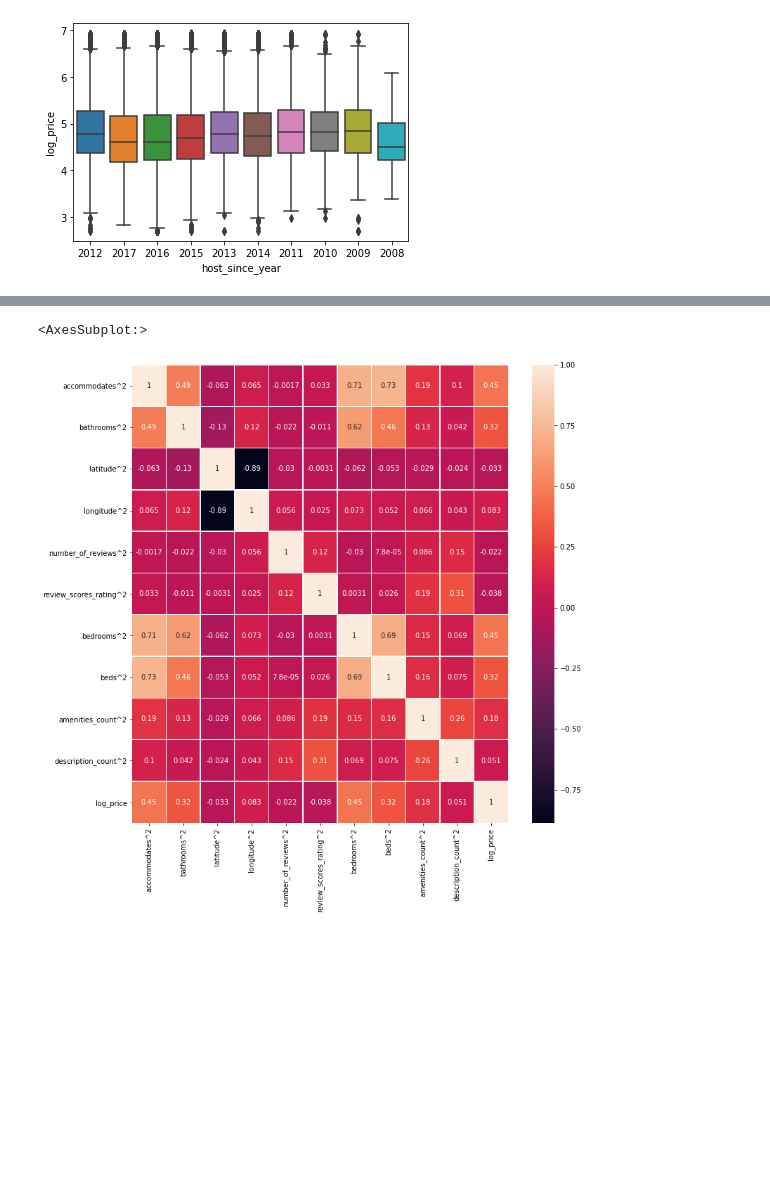
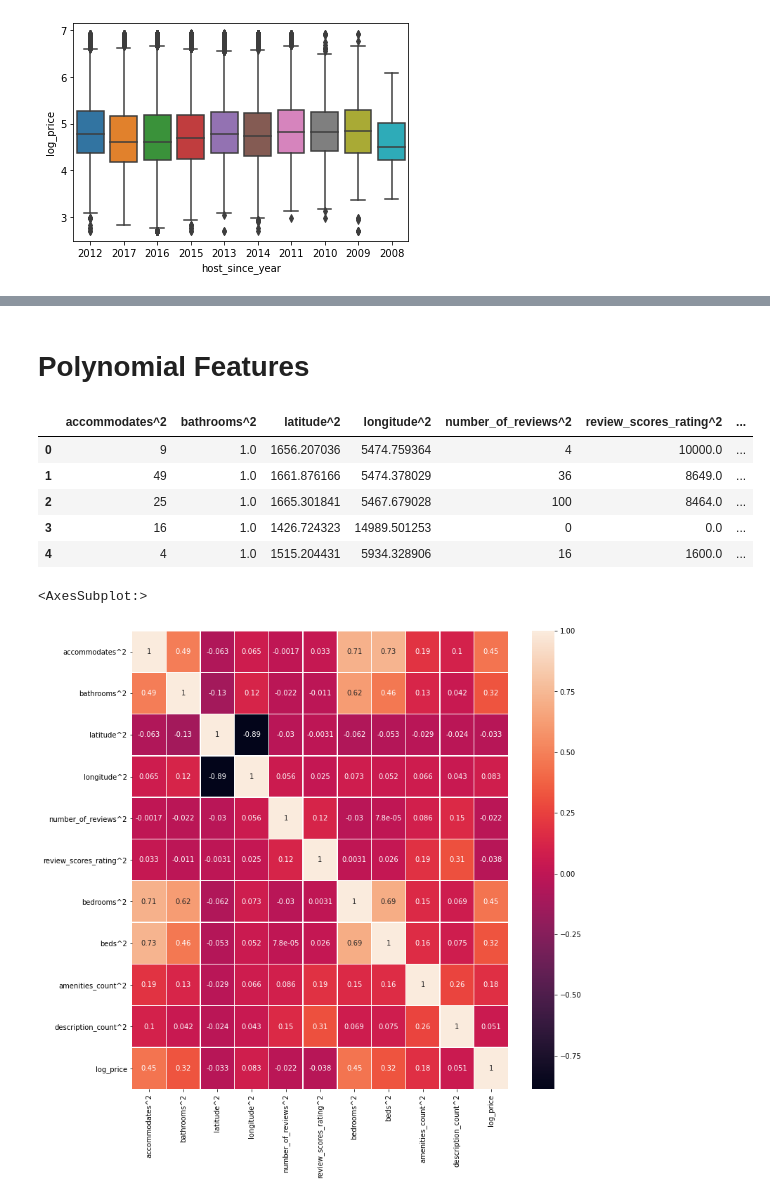
Before and after one commit to phantommarheaven7621/AirBnB-price-prediction, a Jupyter notebook: AirBnb_Price _Prediction.ipynb, the cells around one changed output, grey strips where cells are left out. Cells and saved outputs as stored; diff of their text form; code cells hidden in the pictures; blank space fills up the shorter version.

```diff
--- a/AirBnb_Price _Prediction.ipynb
+++ b/AirBnb_Price _Prediction.ipynb
@@ -466,6 +440,0 @@ df_poly
-# %%
-fig = plt.figure(figsize=(12,12))
-sns.heatmap(data=df_poly.corr(), annot=True, linewidths=0.4)
-# %% [output]
-<AxesSubplot:>
-[figure, removed]
@@ -476,0 +441,2 @@ for col in num_cols:
+# %% [markdown]
+# Polynomial Features
@@ -476,0 +452,15 @@ for col in num_cols:
+# %%
+df_poly.head()
+# %% [output]
+|  | accommodates^2 | bathrooms^2 | latitude^2 | longitude^2 | number_of_reviews^2 | review_scores_rating^2 | ... |
+| 0 | 9 | 1.0 | 1656.207036 | 5474.759364 | 4 | 10000.0 | ... |
+| 1 | 49 | 1.0 | 1661.876166 | 5474.378029 | 36 | 8649.0 | ... |
+| 2 | 25 | 1.0 | 1665.301841 | 5467.679028 | 100 | 8464.0 | ... |
+| 3 | 16 | 1.0 | 1426.724323 | 14989.501253 | 0 | 0.0 | ... |
+| 4 | 4 | 1.0 | 1515.204431 | 5934.328906 | 16 | 1600.0 | ... |
+# %%
+fig = plt.figure(figsize=(12,12))
+sns.heatmap(data=df_poly.corr(), annot=True, linewidths=0.4)
+# %% [output]
+<AxesSubplot:>
+[figure, added]
```
Also changed, not shown: parts of 20 cells of this notebook.
